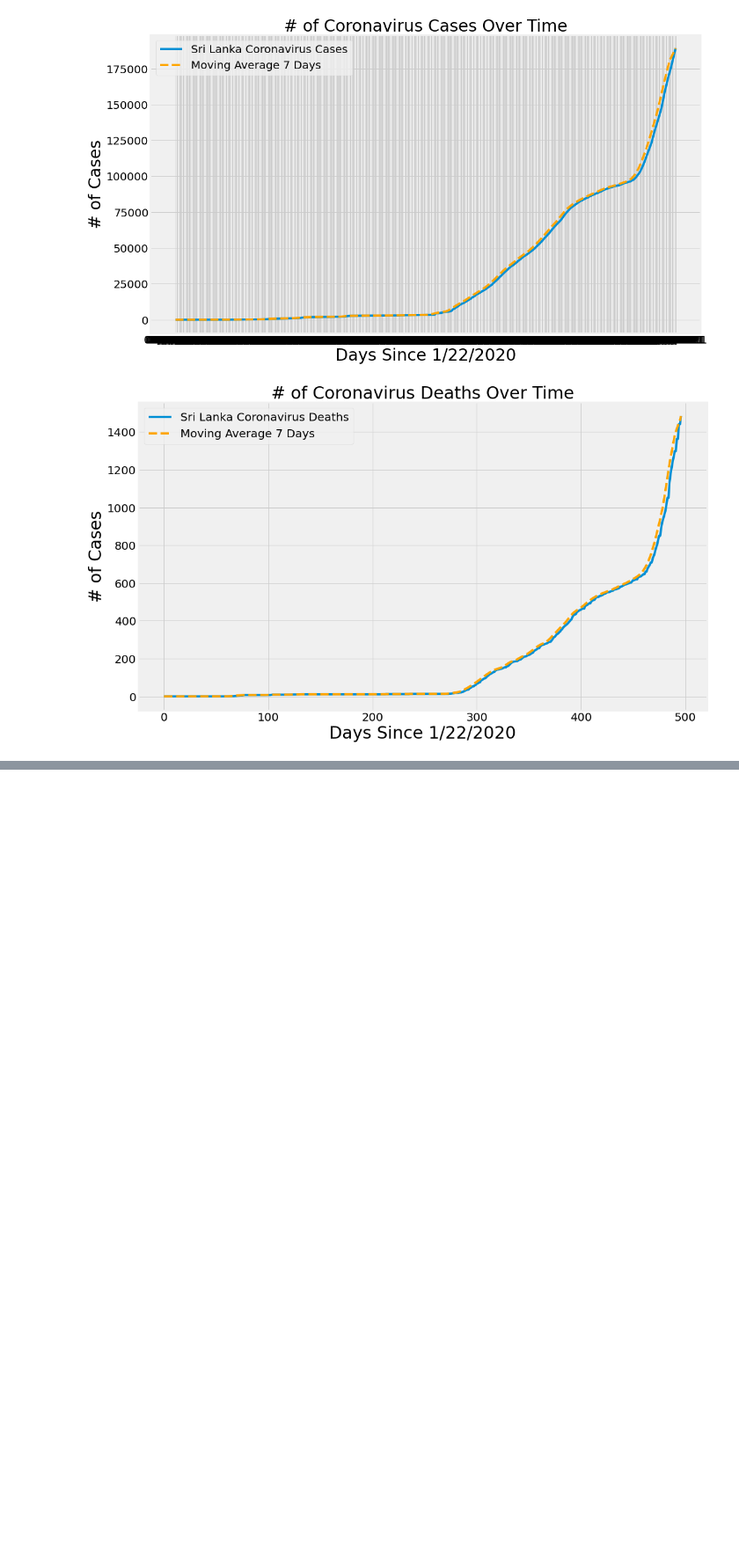
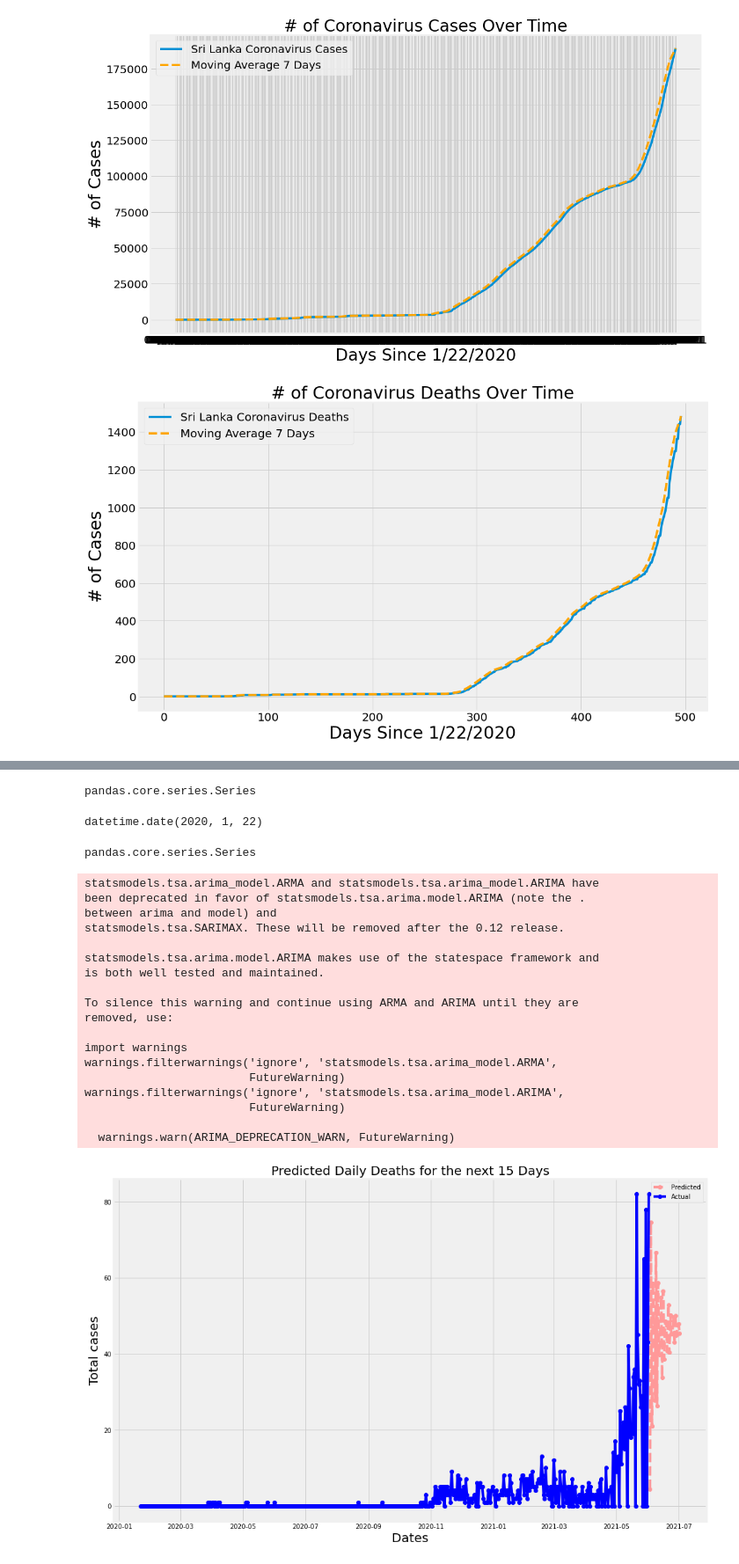
Before and after one commit to nilupulmanodya/covid-19-dashboard-for-SL, a Jupyter notebook: notebooks/Pipeline for Time Series anlysis.ipynb, the cells around one changed output, grey strips where cells are left out. Shown at 88% size. Cells and saved outputs as stored; diff of their text form; code cells hidden in the pictures; blank space fills up the shorter version.

```diff
--- a/notebooks/Pipeline for Time Series anlysis.ipynb
+++ b/notebooks/Pipeline for Time Series anlysis.ipynb
@@ -583,0 +760,54 @@ country_visualizations('Austria')
+# %%
+type(country_daily_increase_df['Date'])
+# %% [output]
+pandas.core.series.Series
+# %%
+country_daily_increase_df['Date'][0]
+# %% [output]
+datetime.date(2020, 1, 22)
+# %%
+type(country_daily_increase_df['Date'])
+# %% [output]
+pandas.core.series.Series
+# %%
+
+arima = ARIMA(country_daily_death_df['cases'], order=(5, 1, 0))
+arima = arima.fit(trend='c', full_output=True, disp=True)
+forecast = arima.forecast(steps= 30)
+pred = list(forecast[0])
+
+start_date = country_daily_death_df['Date'].iloc[-1]
+prediction_dates = []
+for i in range(30):
+    date = start_date + timedelta(days=1)
+    prediction_dates.append(date)
+    start_date = date
+plt.figure(figsize= (15,10))
+plt.xlabel("Dates",fontsize = 20)
+plt.ylabel('Total cases',fontsize = 20)
+plt.title("Predicted Daily Deaths for the next 15 Days" , fontsize = 20)
+
+plt.plot_date(y= pred,x= prediction_dates,linestyle ='dashed',color = '#ff9999',label = 'Predicted');
+plt.plot_date(y=country_daily_death_df['cases'],x=country_daily_death_df['Date'],linestyle = '-',color = 'blue',label = 'Actual');
+plt.legend();
+#plt.savefig('test.png')
+# %% [output]
+statsmodels.tsa.arima_model.ARMA and statsmodels.tsa.arima_model.ARIMA have
+been deprecated in favor of statsmodels.tsa.arima.model.ARIMA (note the .
+between arima and model) and
+statsmodels.tsa.SARIMAX. These will be removed after the 0.12 release.
+
+statsmodels.tsa.arima.model.ARIMA makes use of the statespace framework and
+is both well tested and maintained.
+
+To silence this warning and continue using ARMA and ARIMA until they are
+removed, use:
+
+import warnings
+warnings.filterwarnings('ignore', 'statsmodels.tsa.arima_model.ARMA',
+                        FutureWarning)
+warnings.filterwarnings('ignore', 'statsmodels.tsa.arima_model.ARIMA',
+                        FutureWarning)
+
+  warnings.warn(ARIMA_DEPRECATION_WARN, FutureWarning)
+[figure, added]
```
Also changed, not shown: parts of 33 cells of this notebook, 1 other file.
